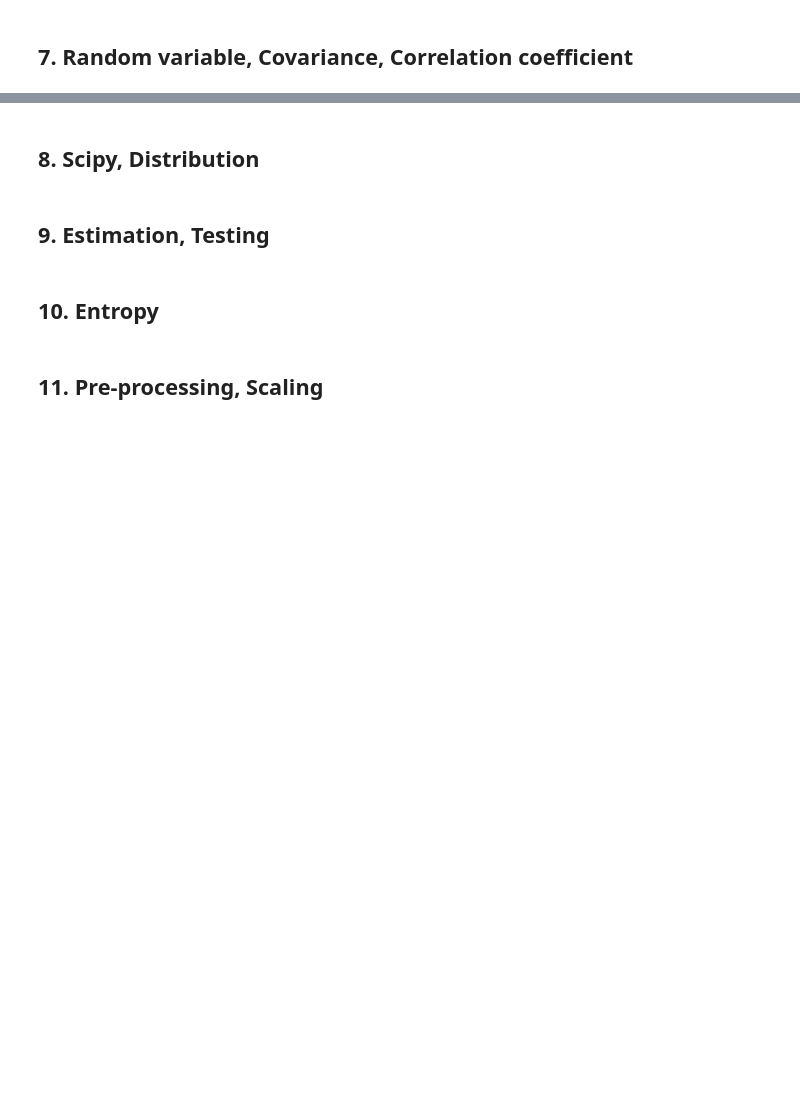
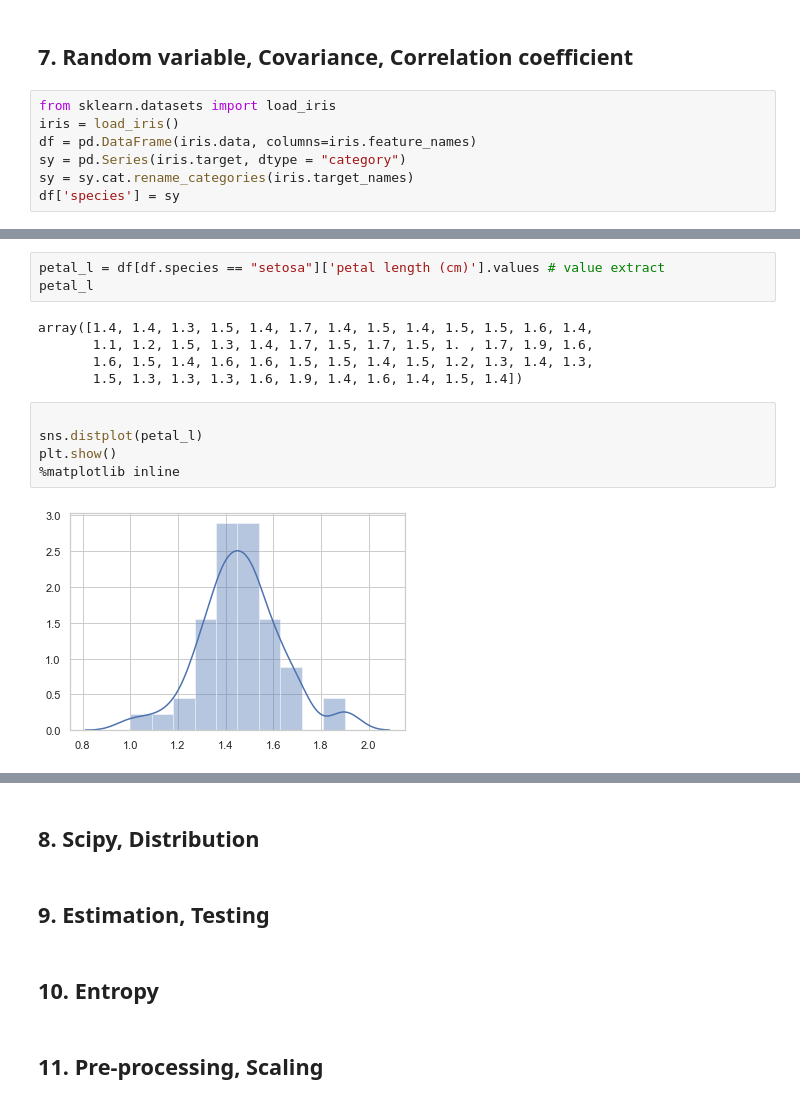
Before and after one commit to KIMS-Github/TIL_, a Jupyter notebook: math/Math_Test_1_2_3/Math_test_part2.ipynb, the cells around one changed output, grey strips where cells are left out. Drawn from its saved outputs; the diff is of its cells as text; blank space fills up the shorter version.

```diff
--- a/math/Math_Test_1_2_3/Math_test_part2.ipynb
+++ b/math/Math_Test_1_2_3/Math_test_part2.ipynb
@@ -28,2 +109,9 @@ math_schedule[5:18]
 # %% [markdown]
 ## 7. Random variable, Covariance, Correlation coefficient
+# %%
+from sklearn.datasets import load_iris
+iris = load_iris()
+df = pd.DataFrame(iris.data, columns=iris.feature_names)
+sy = pd.Series(iris.target, dtype = "category")
+sy = sy.cat.rename_categories(iris.target_names)
+df['species'] = sy
@@ -29,0 +134,15 @@ math_schedule[5:18]
+# %%
+petal_l = df[df.species == "setosa"]['petal length (cm)'].values # value extract
+petal_l
+# %% [output]
+array([1.4, 1.4, 1.3, 1.5, 1.4, 1.7, 1.4, 1.5, 1.4, 1.5, 1.5, 1.6, 1.4,
+       1.1, 1.2, 1.5, 1.3, 1.4, 1.7, 1.5, 1.7, 1.5, 1. , 1.7, 1.9, 1.6,
+       1.6, 1.5, 1.4, 1.6, 1.6, 1.5, 1.5, 1.4, 1.5, 1.2, 1.3, 1.4, 1.3,
+       1.5, 1.3, 1.3, 1.3, 1.6, 1.9, 1.4, 1.6, 1.4, 1.5, 1.4])
+# %%
+
+sns.distplot(petal_l)
+plt.show()
+%matplotlib inline
+# %% [output]
+[figure, added]
```
Also changed, not shown: parts of 20 cells of this notebook, 1 other file.
